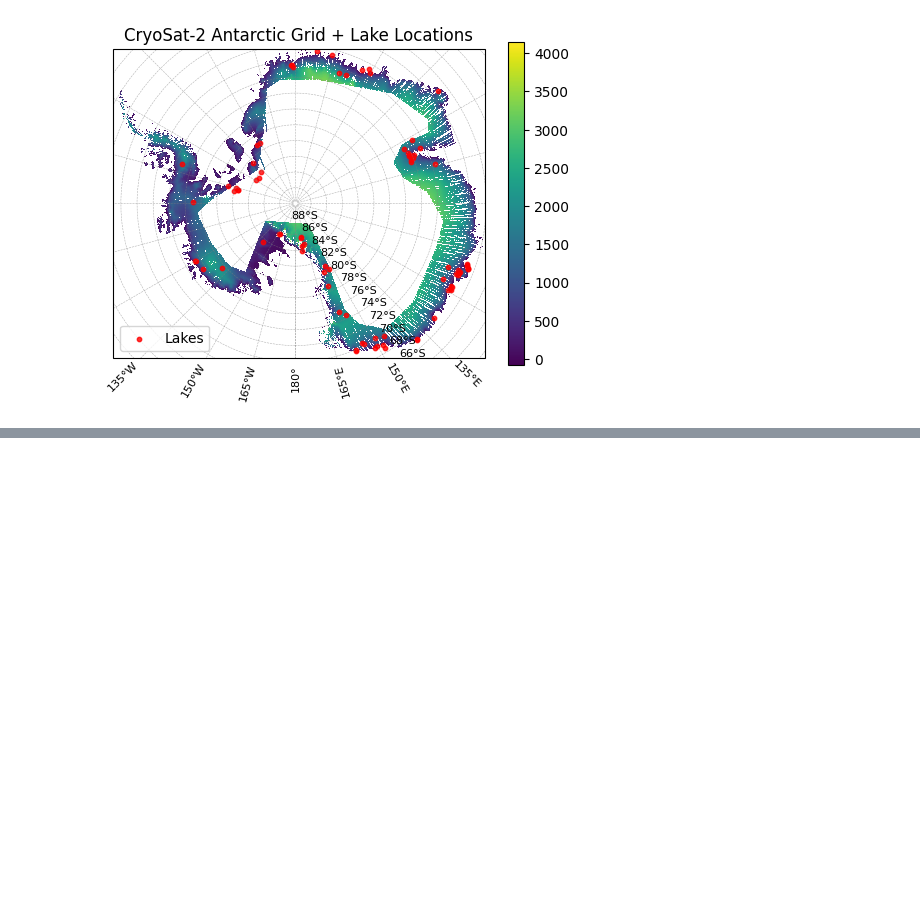
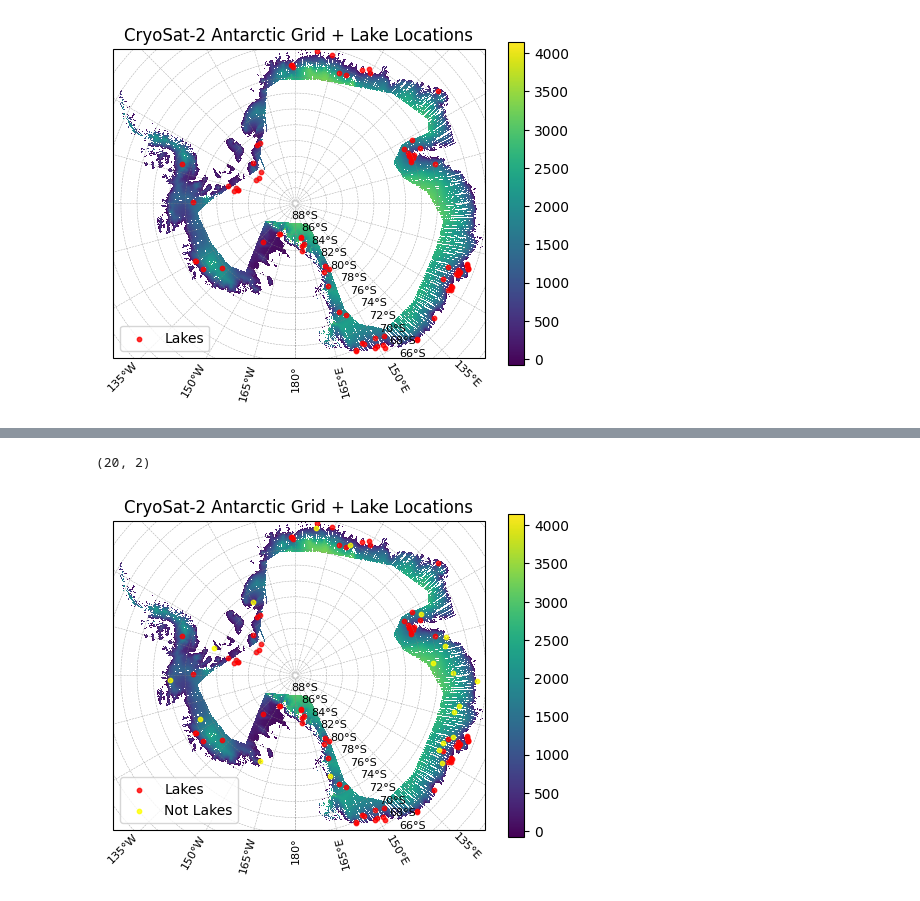
Before and after one commit to UW-MLGEO/MLGEO2026_Subglacial_Lakes, a Jupyter notebook: Notebooks/4.1_Lake_Location_Overlay.ipynb, the cells around one changed output, grey strips where cells are left out. Saved outputs shown, nothing was run; the diff lists cells and outputs as text; code cells hidden in the pictures; blank space fills up the shorter version.

```diff
--- a/Notebooks/4.1_Lake_Location_Overlay.ipynb
+++ b/Notebooks/4.1_Lake_Location_Overlay.ipynb
@@ -246,7 +258,7 @@ for i in idx:
     d = haversine_km(lon_p, lat_p, lons, lats)
     if np.all(d >= min_km):
         picked.append((lon_p, lat_p))
-    if len(picked) == 5:
+    if len(picked) == 20:
         break
 
 picked
@@ -258,0 +286,61 @@ picked
+# %%
+np.shape(picked)
+# %% [output]
+(20, 2)
+# %%
+fig = plt.figure(figsize=(6, 6))
+ax = plt.axes(projection=ccrs.SouthPolarStereo())
+
+x = var["x"].values
+y = var["y"].values
+x2d, y2d = np.meshgrid(x, y, indexing="ij")
+
+mesh = ax.pcolormesh(
+    x2d,
+    y2d,
+    var.values,
+    transform=ccrs.SouthPolarStereo(),
+    cmap="viridis",
+    shading="auto",
+)
+
+ax.scatter(
+    lakes["lon"],
+    lakes["lat"],
+    s=10,
+    c="red",
+    alpha=0.8,
+    label="Lakes",
+    transform=ccrs.PlateCarree(),
+)
+picked = np.array(picked)
+ax.scatter(
+    picked[:,0],
+    picked[:,1],
+    s=10,
+    c="yellow",
+    alpha = 0.8,
+    label = "Not Lakes",
+    transform=ccrs.PlateCarree(),
+)
+
+gl = ax.gridlines(
+    crs=ccrs.PlateCarree(),
+    draw_labels=True,
+    linewidth=0.4,
+    color="gray",
+    alpha=0.6,
+    linestyle="--",
+)
+gl.top_labels = False
+gl.right_labels = False
+gl.xlocator = FixedLocator(list(range(-180, 181, 15)))
+gl.ylocator = FixedLocator(list(range(-90, -59, 2)))
+gl.xlabel_style = {"size": 8}
+gl.ylabel_style = {"size": 8}
+ax.set_title("CryoSat-2 Antarctic Grid + Lake Locations")
+ax.legend(loc="lower left")
+fig.colorbar(mesh, ax=ax, shrink=0.7)
+plt.show()
+# %% [output]
+[figure, added]
```
Also changed, not shown: parts of 5 cells of this notebook, 2 other files.
